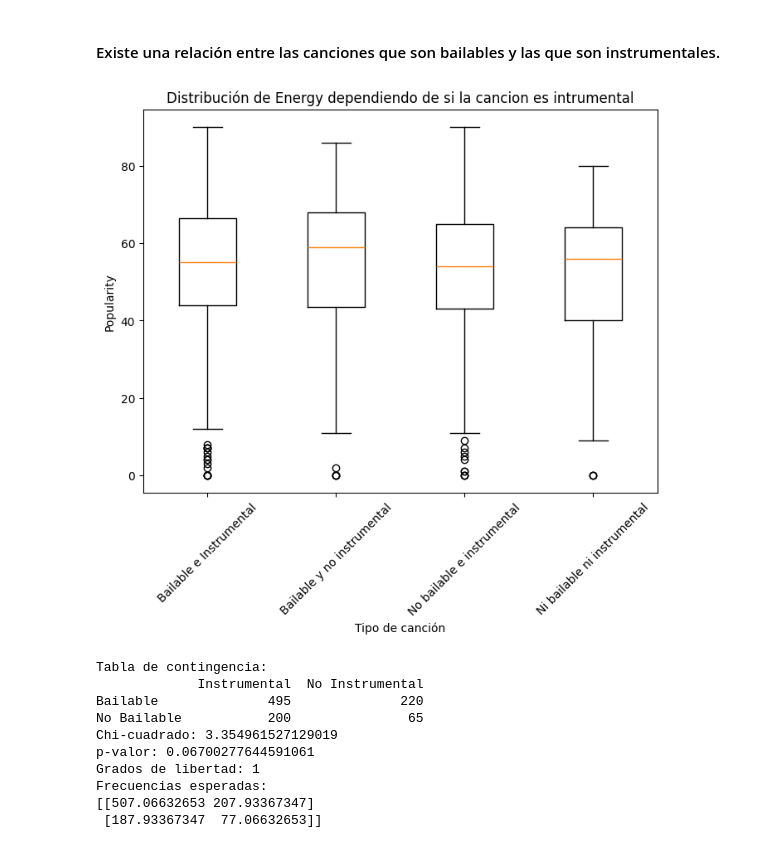
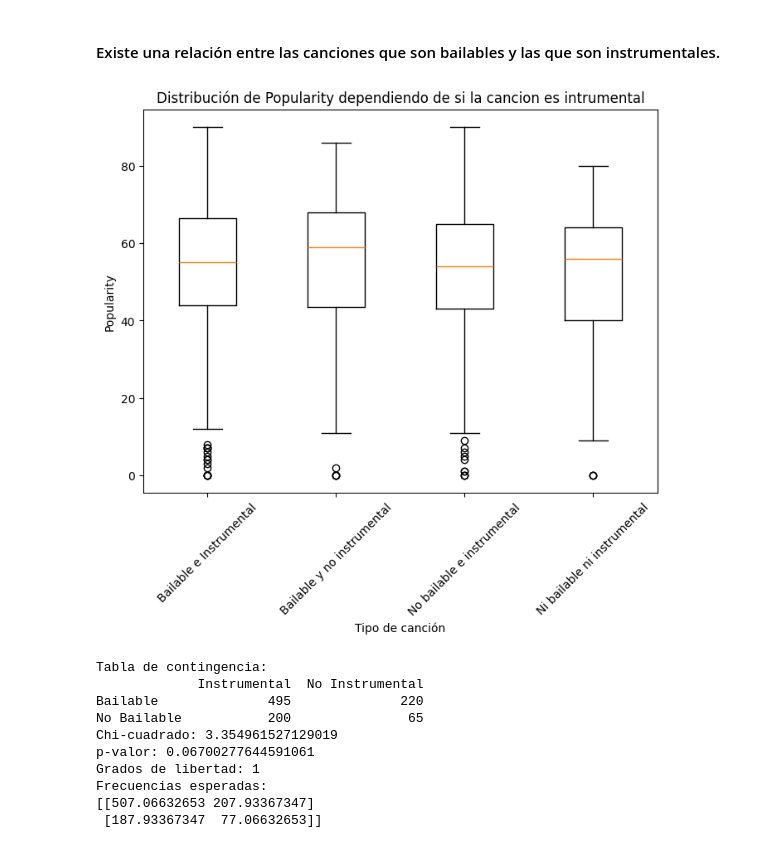
Before and after one commit to AgustinDimuro/tpeFundamentos, a Jupyter notebook: TPEspecial.ipynb, the cells around one changed output. Cells and saved outputs as stored; diff of their text form; code cells hidden in the pictures.

```diff
--- a/TPEspecial.ipynb
+++ b/TPEspecial.ipynb
@@ -802,35 +802,35 @@ Las canciones con Time Signature igual a 4 no son más populares a las demás.
 # %%
 ds_bailables = ds_filtred.copy()
 
 # Crear la columna "Bailable" en ds_bailables
 ds_bailables["Bailable"] = ds_filtred["Danceability"].between(0.5, 1)
 ds_bailables["Instrumental"] = ds_filtred["Instrumentalness"] != 0
 
 # Filtrar la popularidad para diferentes combinaciones de canciones bailables e instrumentales
 ds_BaiIns = ds_bailables[(ds_bailables["Bailable"] == 1) & (ds_bailables["Instrumental"] == 1)].copy()
 ds_Bai = ds_bailables[(ds_bailables["Bailable"] == 1) & (ds_bailables["Instrumental"] == 0)].copy()
 ds_Ins = ds_bailables[(ds_bailables["Bailable"] == 0) & (ds_bailables["Instrumental"] == 1)].copy()
 ds_NbaiNins = ds_bailables[(ds_bailables["Bailable"] == 0) & (ds_bailables["Instrumental"] == 0)].copy()
 
 
 # Crear el boxplot
 plt.figure(figsize=(8, 6))
 plt.boxplot(
     [ds_BaiIns["Popularity"], ds_Bai["Popularity"], ds_Ins["Popularity"], ds_NbaiNins["Popularity"]],
     labels=["Bailable e Instrumental", "Bailable y no instrumental", "No bailable e instrumental", "Ni bailable ni instrumental"]
 )
 
 # Agregar etiquetas a los ejes
 plt.xlabel("Tipo de canción")
 plt.ylabel("Popularity")
 plt.xticks(rotation=45, fontsize=10)
 # Agregar un título al gráfico
-plt.title("Distribución de Energy dependiendo de si la cancion es intrumental")
+plt.title("Distribución de Popularity dependiendo de si la cancion es intrumental")
 
 # Mostrar el gráfico
 plt.show()
 # %% [output]
-[figure, old version]
+[figure, new version]
 # %%
 from scipy.stats import chi2_contingency
 
```
Also changed, not shown: parts of 7 cells of this notebook.
